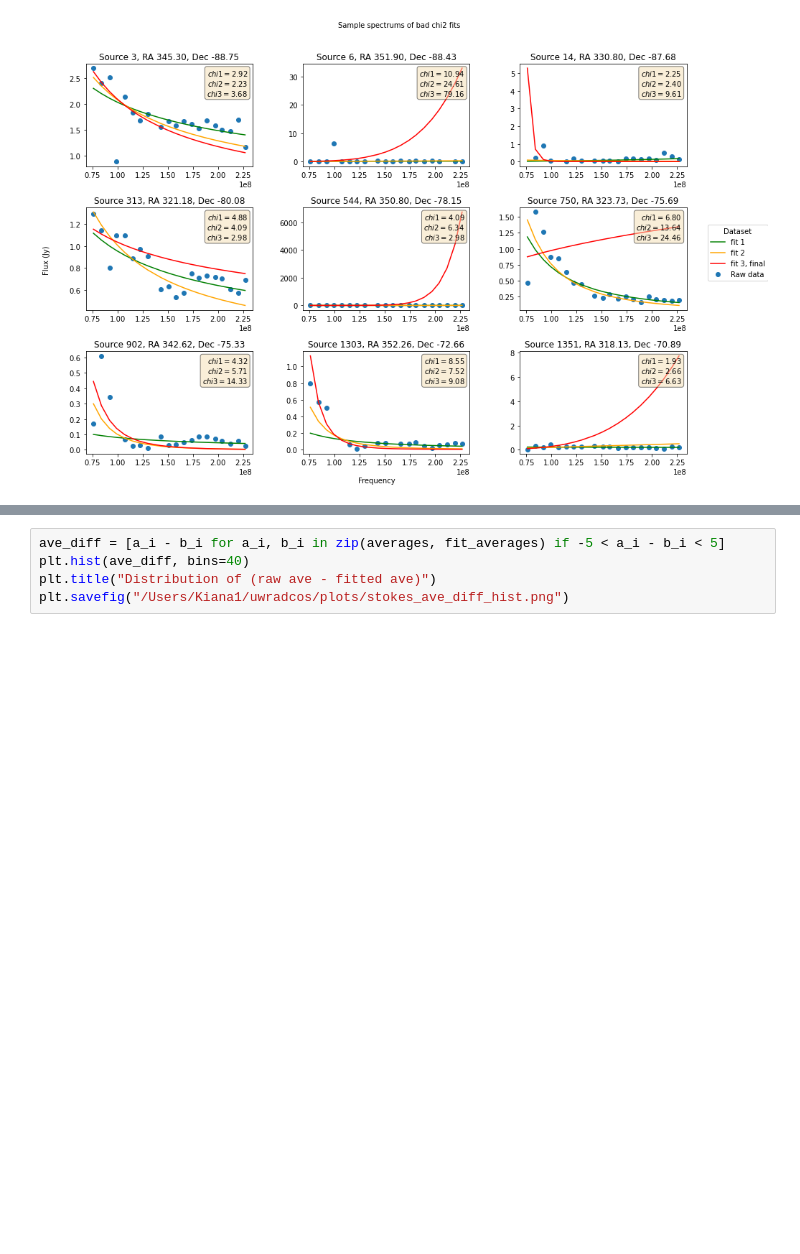
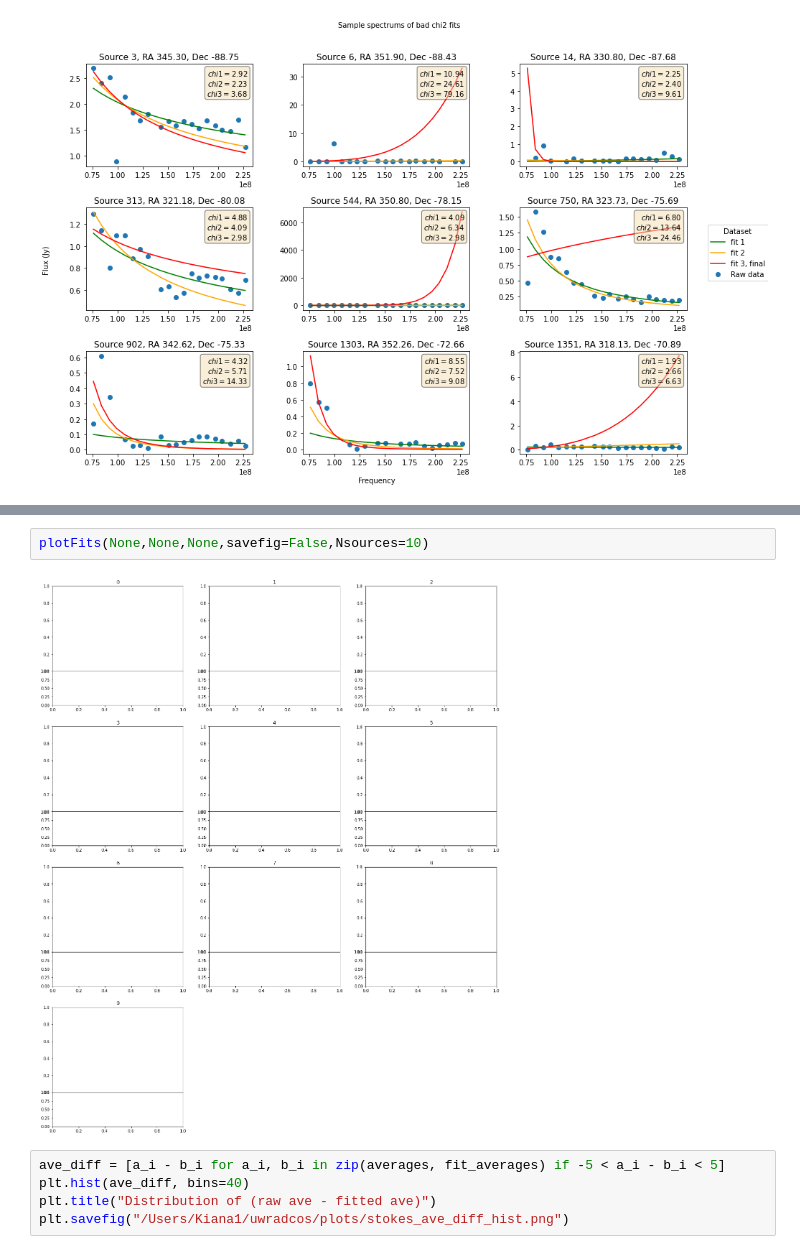
Before and after one commit to EoRImaging/GleamPlusFullSpectrum, a Jupyter notebook: scripts/catalog_fits.ipynb, the cells around one changed output, grey strips where cells are left out. Drawn from its saved outputs; the diff is of its cells as text; blank space fills up the shorter version.

Commit message:
Add plotFits function

```diff
--- a/scripts/catalog_fits.ipynb
+++ b/scripts/catalog_fits.ipynb
@@ -211,3 +258,7 @@ You have mixed positional and keyword arguments, some input may be discarded.
+# %%
+plotFits(None,None,None,savefig=False,Nsources=10)
+# %% [output]
+[figure, added]
 # %%
 ave_diff = [a_i - b_i for a_i, b_i in zip(averages, fit_averages) if -5 < a_i - b_i < 5]
 plt.hist(ave_diff, bins=40)
```
Also changed, not shown: parts of 2 cells of this notebook.
